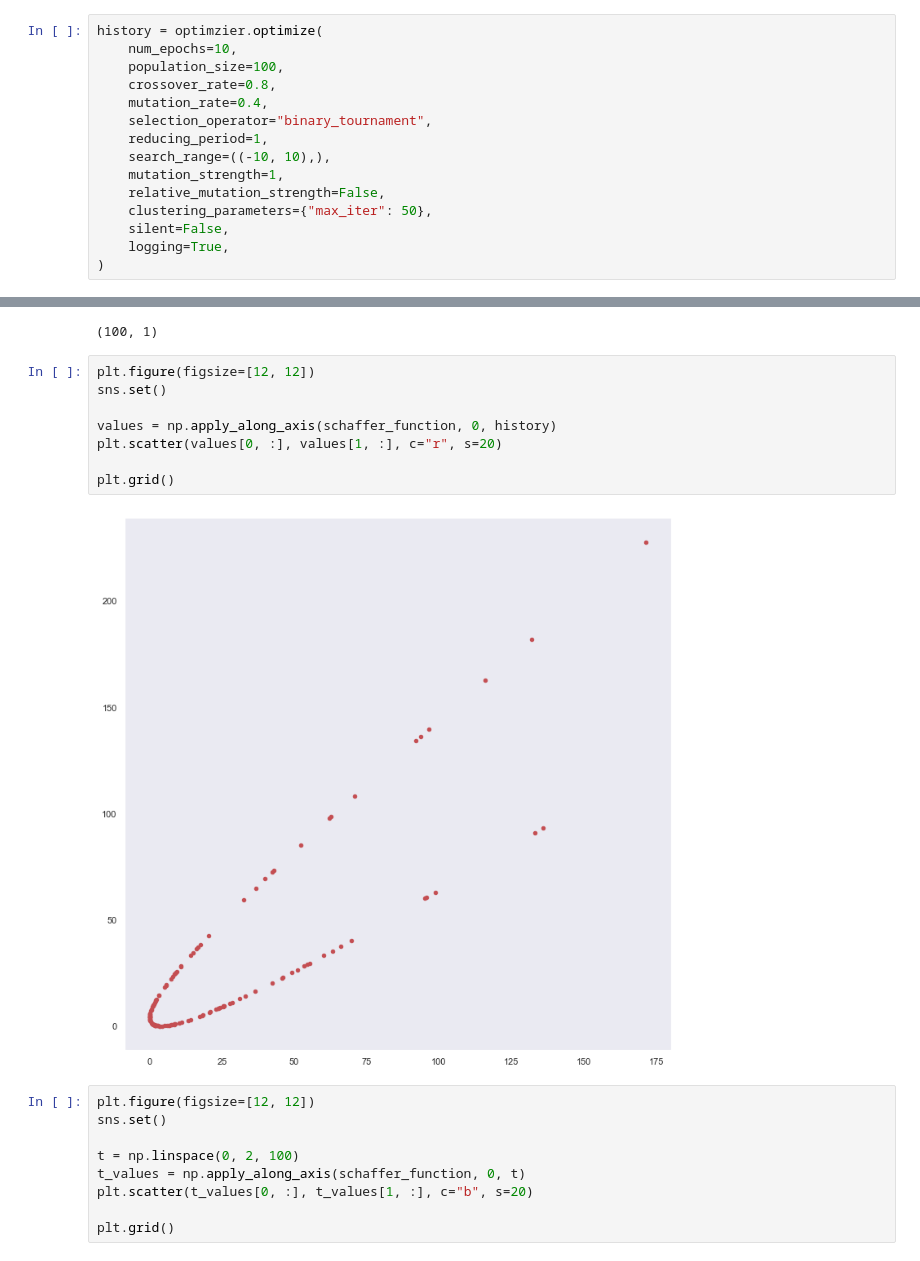
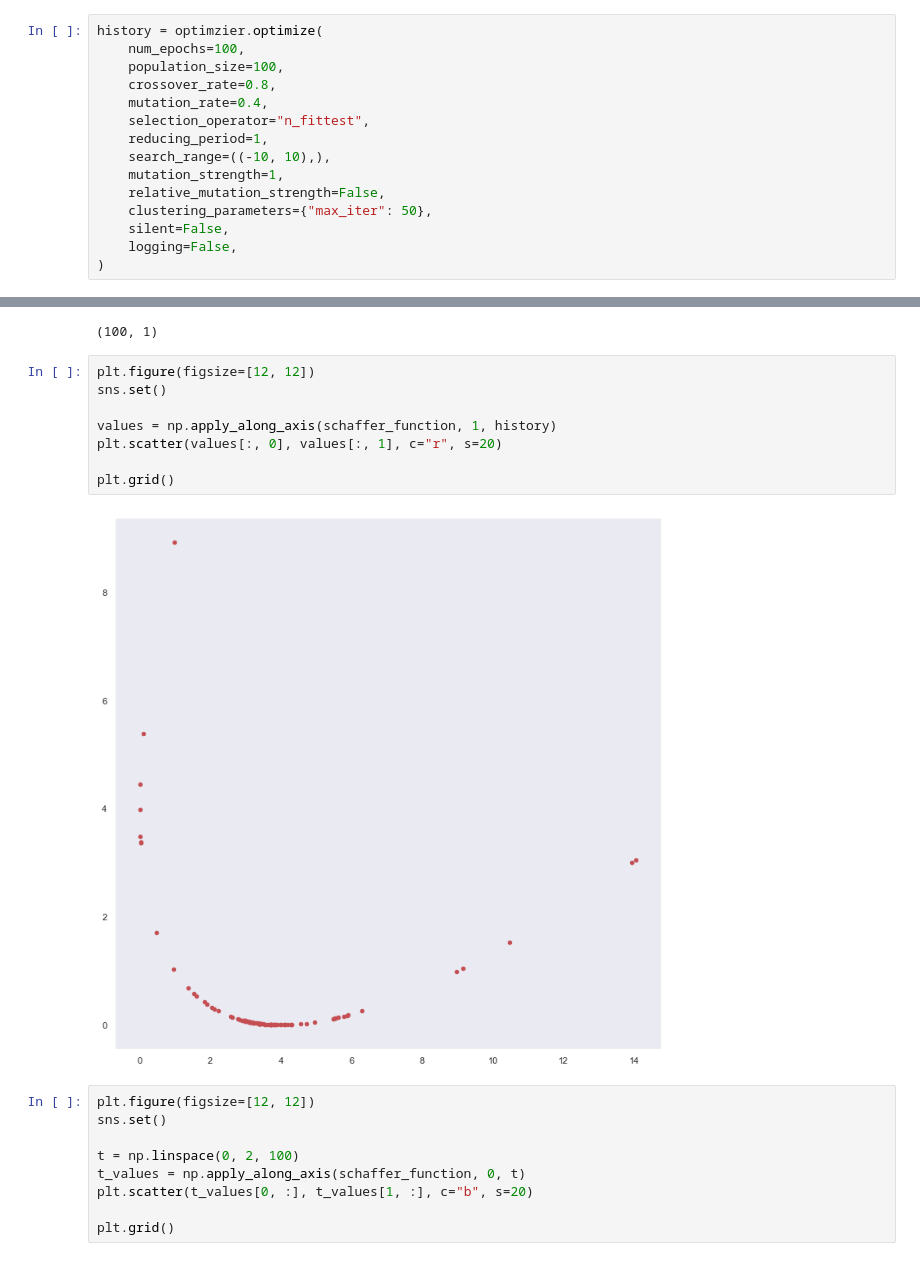
Before and after one commit to kzajac97/SPEA, a Jupyter notebook: SPEA/notebooks/run.ipynb, the cells around one changed output, grey strips where cells are left out. Drawn from its saved outputs; the diff is of its cells as text.

```diff
--- a/SPEA/notebooks/run.ipynb
+++ b/SPEA/notebooks/run.ipynb
@@ -46,16 +45,16 @@ def schaffer_function(x):  # soruce: https://www.researchgate.net/publication/24
 optimzier = SPEAOptimizer(schaffer_function, 1, "min")
 # %%
 history = optimzier.optimize(
-    num_epochs=10,
+    num_epochs=100,
     population_size=100,
     crossover_rate=0.8,
     mutation_rate=0.4,
-    selection_operator="binary_tournament",
+    selection_operator="n_fittest",
     reducing_period=1,
     search_range=((-10, 10),),
     mutation_strength=1,
     relative_mutation_strength=False,
     clustering_parameters={"max_iter": 50},
     silent=False,
-    logging=True,
+    logging=False,
 )
@@ -77,13 +65,13 @@ history.shape
 # %%
 plt.figure(figsize=[12, 12])
 sns.set()
 
-values = np.apply_along_axis(schaffer_function, 0, history)
-plt.scatter(values[0, :], values[1, :], c="r", s=20)
+values = np.apply_along_axis(schaffer_function, 1, history)
+plt.scatter(values[:, 0], values[:, 1], c="r", s=20)
 
 plt.grid()
 # %% [output]
-[figure, old version]
+[figure, new version]
 # %%
 plt.figure(figsize=[12, 12])
 sns.set()
```
Also changed, not shown: parts of 11 cells of this notebook, 1 other file.
